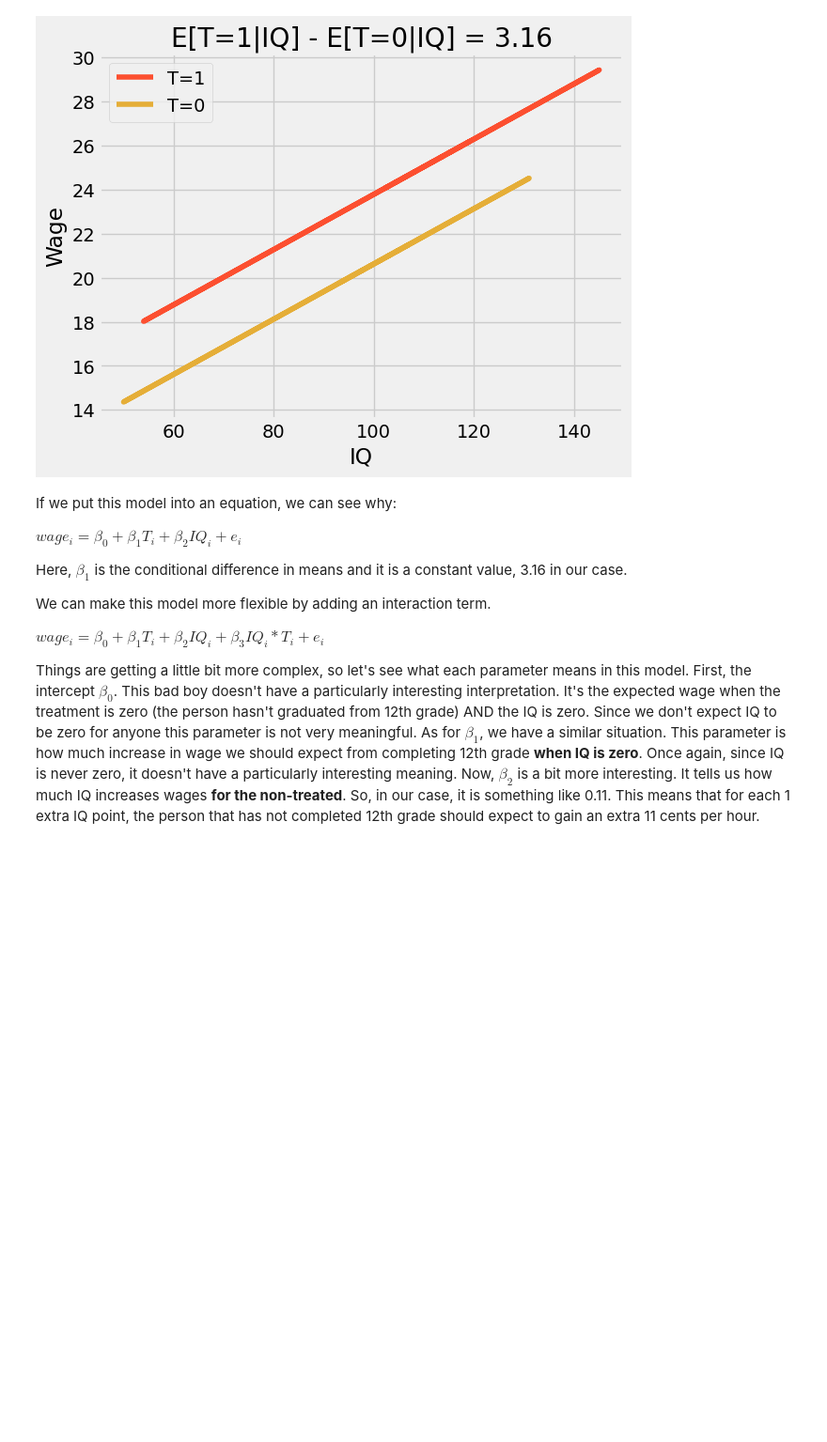
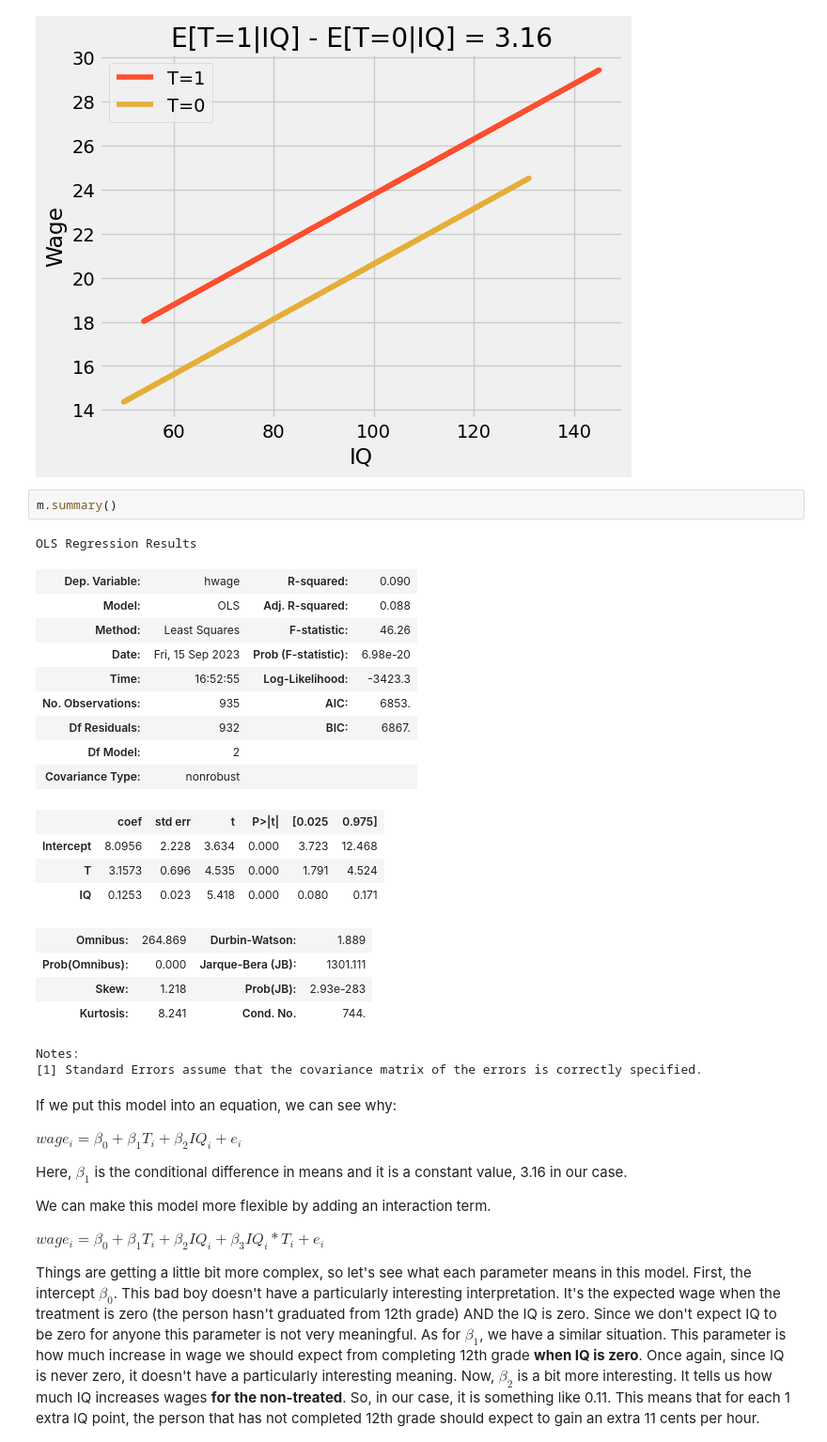
Before and after one commit to orionstar1987/python-causality-handbook, a Jupyter notebook: causal-inference-for-the-brave-and-true/06-Grouped-and-Dummy-Regression.ipynb, the cells around one changed output. Shown at 94% size. Saved outputs shown, nothing was run; the diff lists cells and outputs as text; blank space fills up the shorter version.

```diff
--- a/causal-inference-for-the-brave-and-true/06-Grouped-and-Dummy-Regression.ipynb
+++ b/causal-inference-for-the-brave-and-true/06-Grouped-and-Dummy-Regression.ipynb
@@ -246,6 +246,29 @@ plt.xlabel("IQ")
 plt.legend();
 # %% [output]
 [figure]
+# %%
+m.summary()
+# %% [output]
+OLS Regression Results
+| Dep. Variable: | hwage | R-squared: | 0.090 |
+| Model: | OLS | Adj. R-squared: | 0.088 |
+| Method: | Least Squares | F-statistic: | 46.26 |
+| Date: | Fri, 15 Sep 2023 | Prob (F-statistic): | 6.98e-20 |
+| Time: | 16:52:55 | Log-Likelihood: | -3423.3 |
+| No. Observations: | 935 | AIC: | 6853. |
+| Df Residuals: | 932 | BIC: | 6867. |
+| Df Model: | 2 |  |  |
+| Covariance Type: | nonrobust |  |  |
+|  | coef | std err | t | P>|t| | [0.025 | 0.975] |
+| Intercept | 8.0956 | 2.228 | 3.634 | 0.000 | 3.723 | 12.468 |
+| T | 3.1573 | 0.696 | 4.535 | 0.000 | 1.791 | 4.524 |
+| IQ | 0.1253 | 0.023 | 5.418 | 0.000 | 0.080 | 0.171 |
+| Omnibus: | 264.869 | Durbin-Watson: | 1.889 |
+| Prob(Omnibus): | 0.000 | Jarque-Bera (JB): | 1301.111 |
+| Skew: | 1.218 | Prob(JB): | 2.93e-283 |
+| Kurtosis: | 8.241 | Cond. No. | 744. |
+Notes:
+[1] Standard Errors assume that the covariance matrix of the errors is correctly specified.
 # %% [markdown]
 If we put this model into an equation, we can see why:
 
```
Also changed, not shown: 1 other file.
